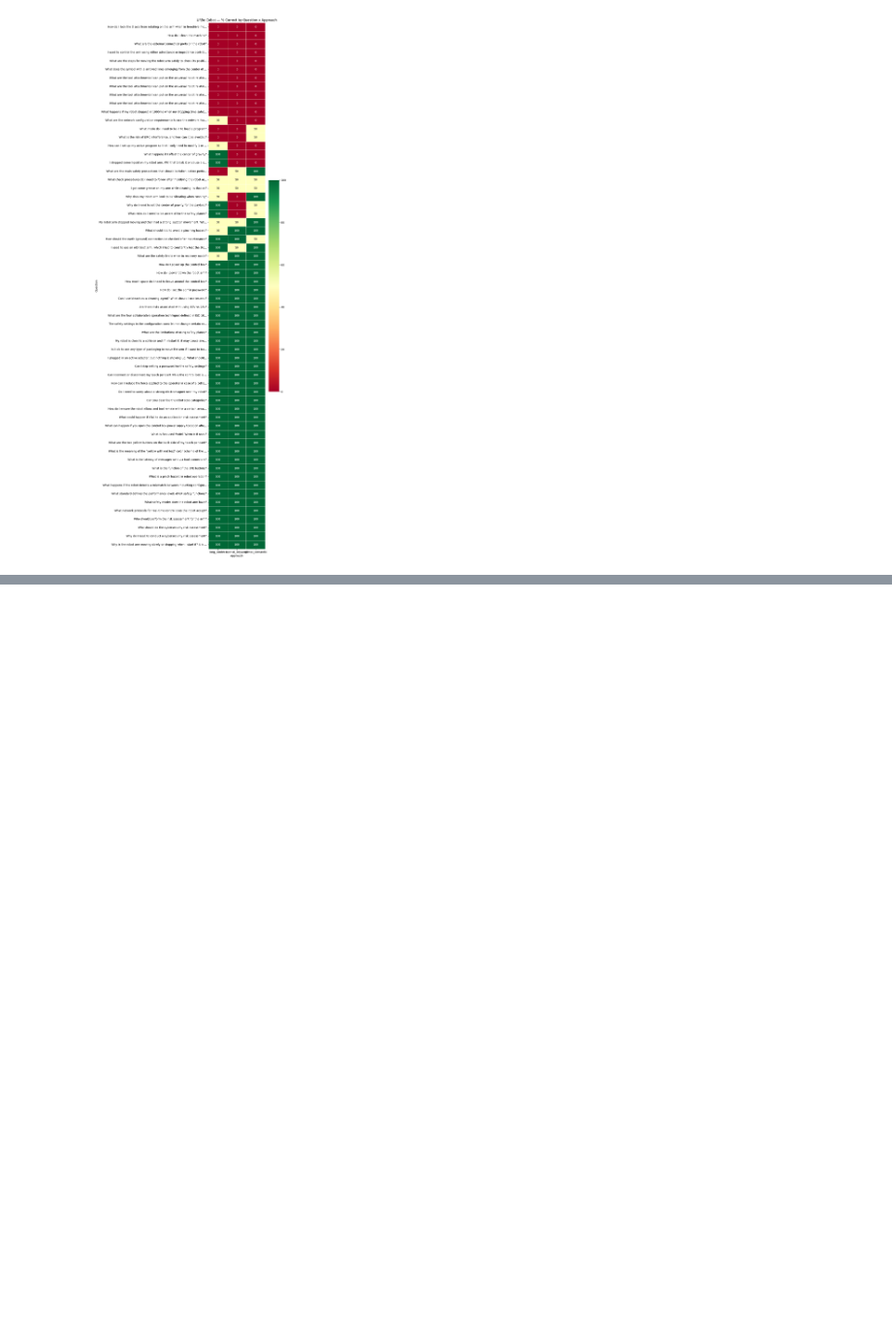
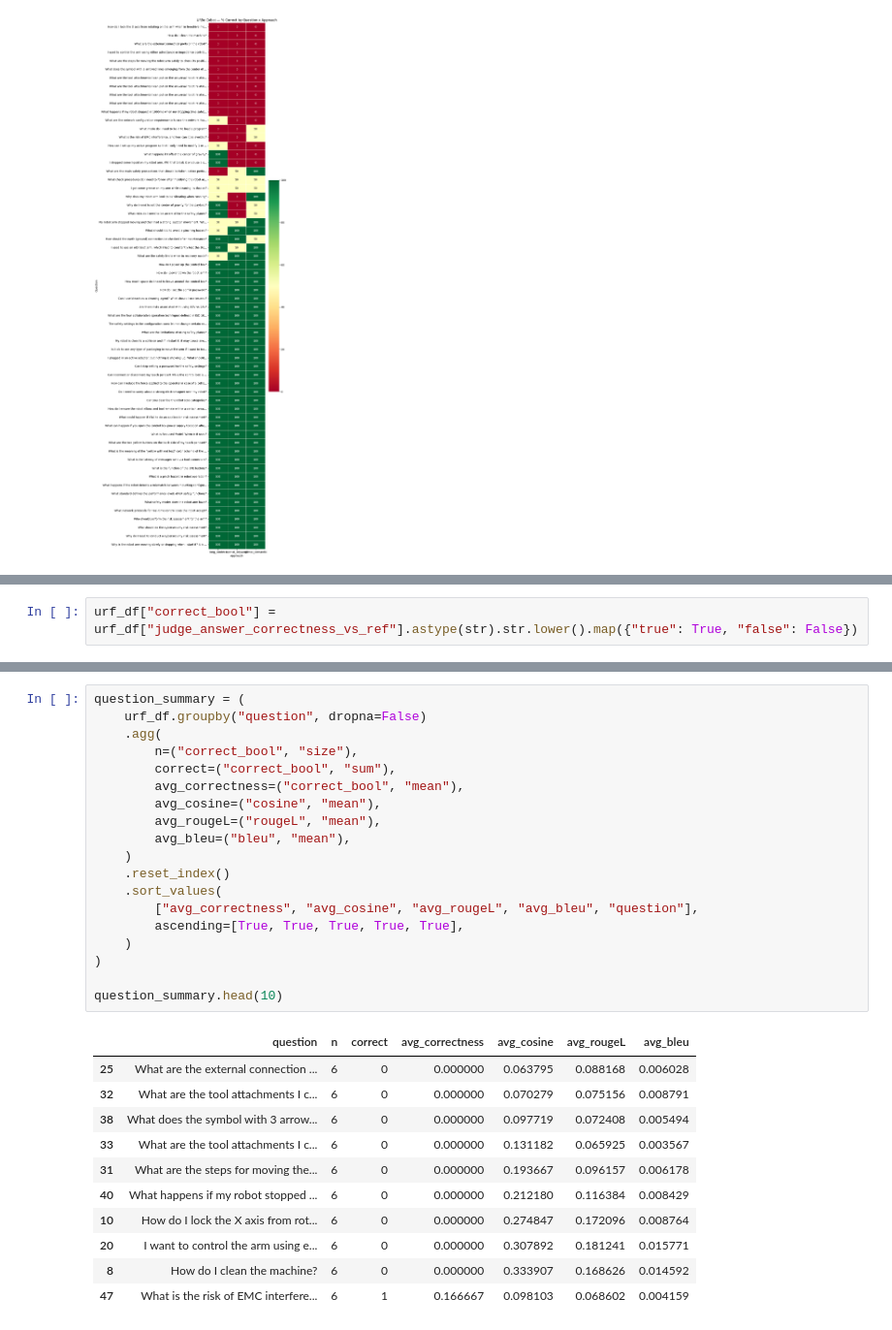
Before and after one commit to fryan2503/safety_rag_evaluation, a Jupyter notebook: system/main_multi_pdf_eval_analysis.ipynb, the cells around one changed output, grey strips where cells are left out. Shown at 97% size. Drawn from its saved outputs; the diff is of its cells as text; blank space fills up the shorter version.

```diff
--- a/system/main_multi_pdf_eval_analysis.ipynb
+++ b/system/main_multi_pdf_eval_analysis.ipynb
@@ -464,0 +596,2 @@ plt.show()
+# %%
+urf_df["correct_bool"] = urf_df["judge_answer_correctness_vs_ref"].astype(str).str.lower().map({"true": True, "false": False})
@@ -464,0 +624,31 @@ plt.show()
+# %%
+question_summary = (
+    urf_df.groupby("question", dropna=False)
+    .agg(
+        n=("correct_bool", "size"),
+        correct=("correct_bool", "sum"),
+        avg_correctness=("correct_bool", "mean"),
+        avg_cosine=("cosine", "mean"),
+        avg_rougeL=("rougeL", "mean"),
+        avg_bleu=("bleu", "mean"),
+    )
+    .reset_index()
+    .sort_values(
+        ["avg_correctness", "avg_cosine", "avg_rougeL", "avg_bleu", "question"],
+        ascending=[True, True, True, True, True],
+    )
+)
+
+question_summary.head(10)
+# %% [output]
+|  | question | n | correct | avg_correctness | avg_cosine | avg_rougeL | avg_bleu |
+| 25 | What are the external connection ... | 6 | 0 | 0.000000 | 0.063795 | 0.088168 | 0.006028 |
+| 32 | What are the tool attachments I c... | 6 | 0 | 0.000000 | 0.070279 | 0.075156 | 0.008791 |
+| 38 | What does the symbol with 3 arrow... | 6 | 0 | 0.000000 | 0.097719 | 0.072408 | 0.005494 |
+| 33 | What are the tool attachments I c... | 6 | 0 | 0.000000 | 0.131182 | 0.065925 | 0.003567 |
+| 31 | What are the steps for moving the... | 6 | 0 | 0.000000 | 0.193667 | 0.096157 | 0.006178 |
+| 40 | What happens if my robot stopped ... | 6 | 0 | 0.000000 | 0.212180 | 0.116384 | 0.008429 |
+| 10 | How do I lock the X axis from rot... | 6 | 0 | 0.000000 | 0.274847 | 0.172096 | 0.008764 |
+| 20 | I want to control the arm using e... | 6 | 0 | 0.000000 | 0.307892 | 0.181241 | 0.015771 |
+| 8 | How do I clean the machine? | 6 | 0 | 0.000000 | 0.333907 | 0.168626 | 0.014592 |
+| 47 | What is the risk of EMC interfere... | 6 | 1 | 0.166667 | 0.098103 | 0.068602 | 0.004159 |
```
Also changed, not shown: parts of 37 cells of this notebook, 3 other files.
